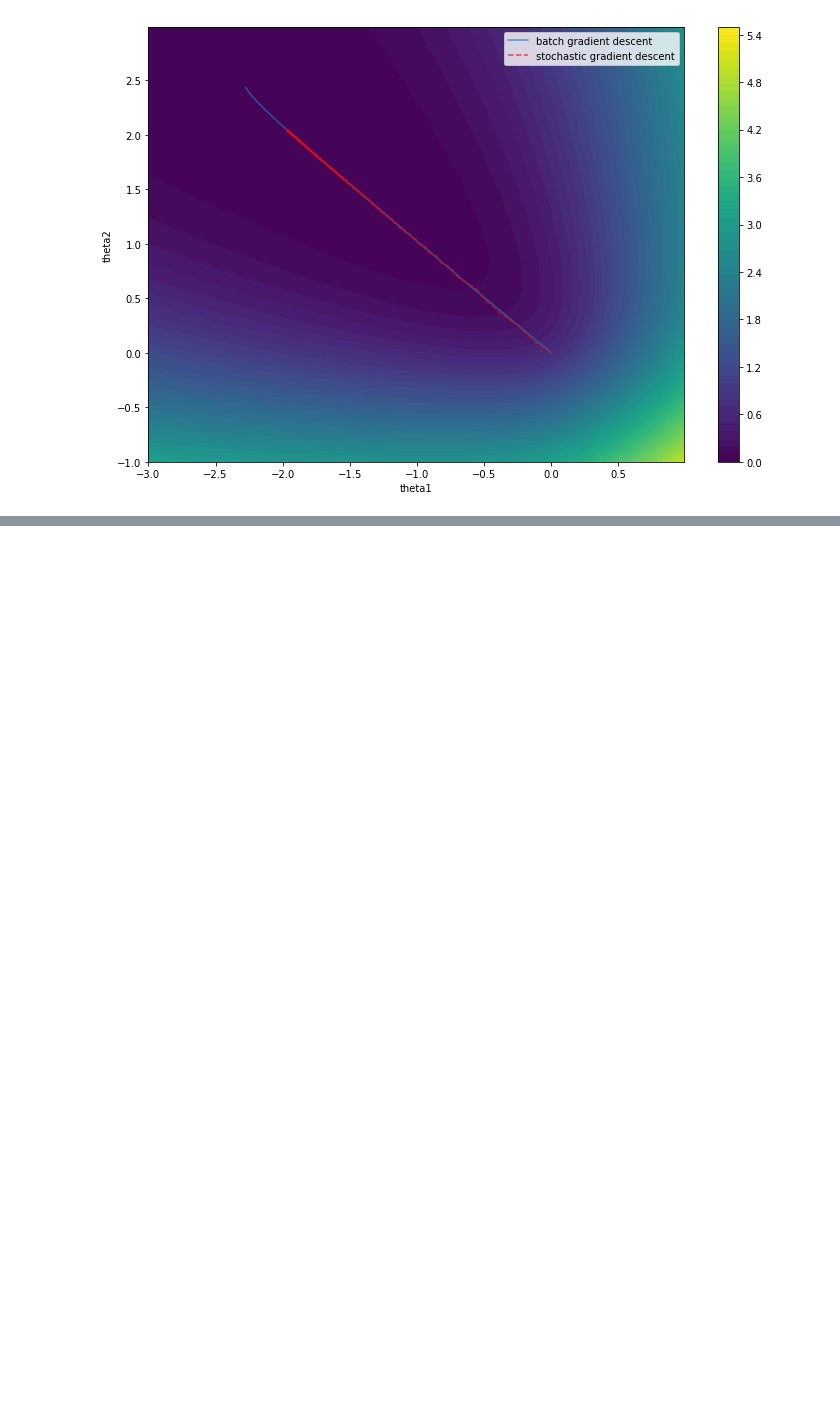
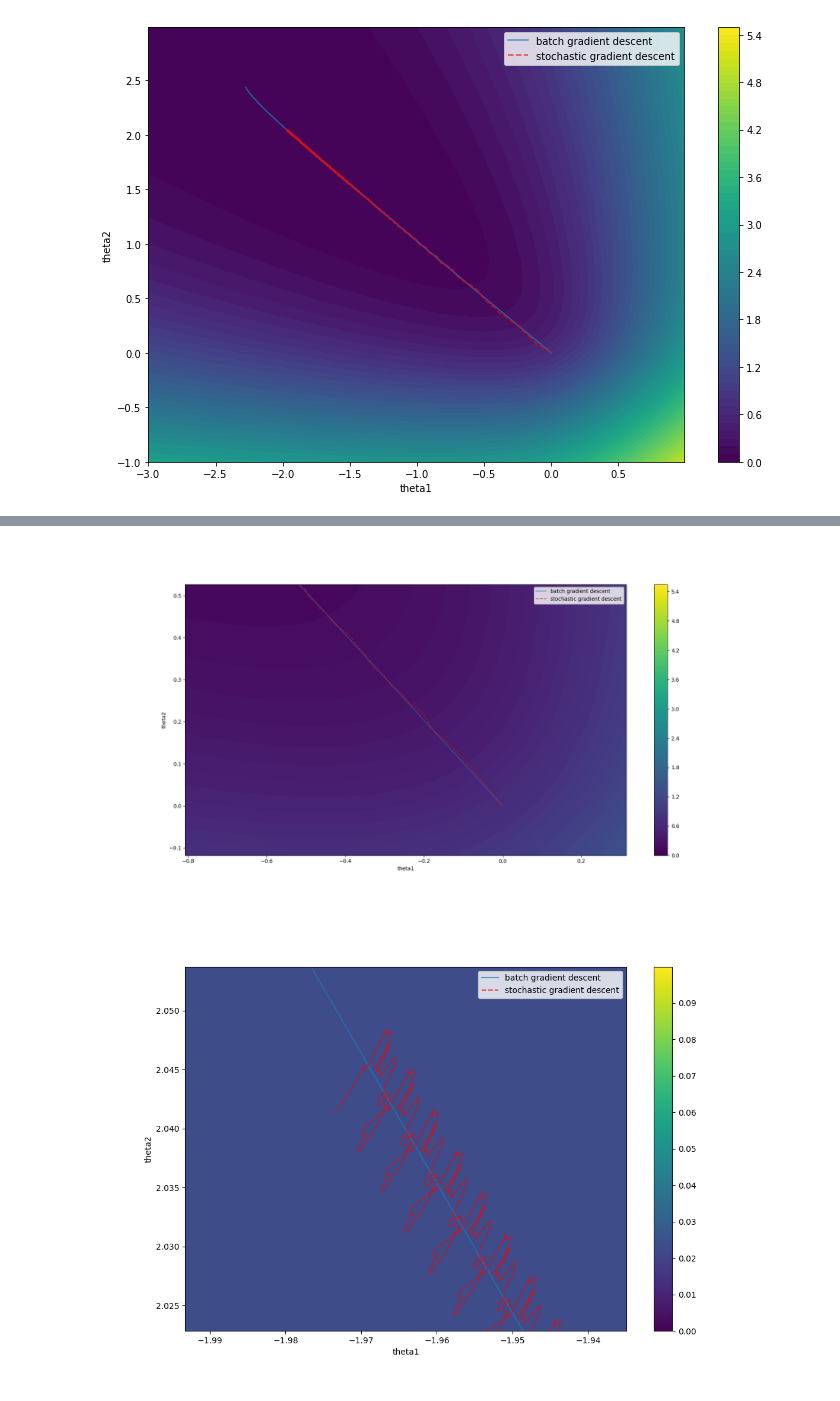
Before and after one commit to bangbangjim/Machine-Learning-Algorithms, a Jupyter notebook: logistic+regression.ipynb, the cells around one changed output, grey strips where cells are left out. Drawn from its saved outputs; the diff is of its cells as text; code cells hidden in the pictures; blank space fills up the shorter version.

```diff
--- a/logistic+regression.ipynb
+++ b/logistic+regression.ipynb
@@ -327,0 +322,8 @@ toward the end:
+# %%
+print ("beginning")
+display(Image(filename='images\\SGD vs BGD beginning.png', embed=True))
+print ("end")
+display(Image(filename='images\\SGD vs BGD.png', embed=True))
+# %% [output]
+[figure, added]
+[figure, added]
```
Also changed, not shown: parts of 2 cells of this notebook.
